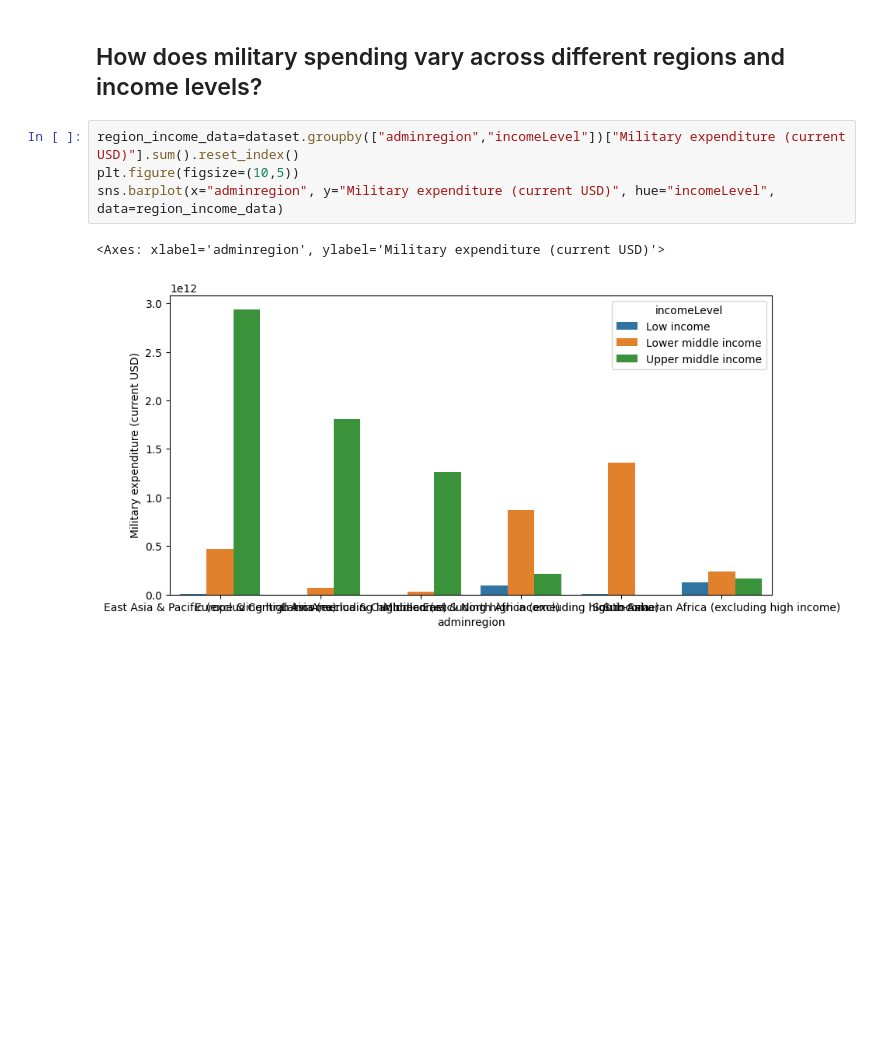
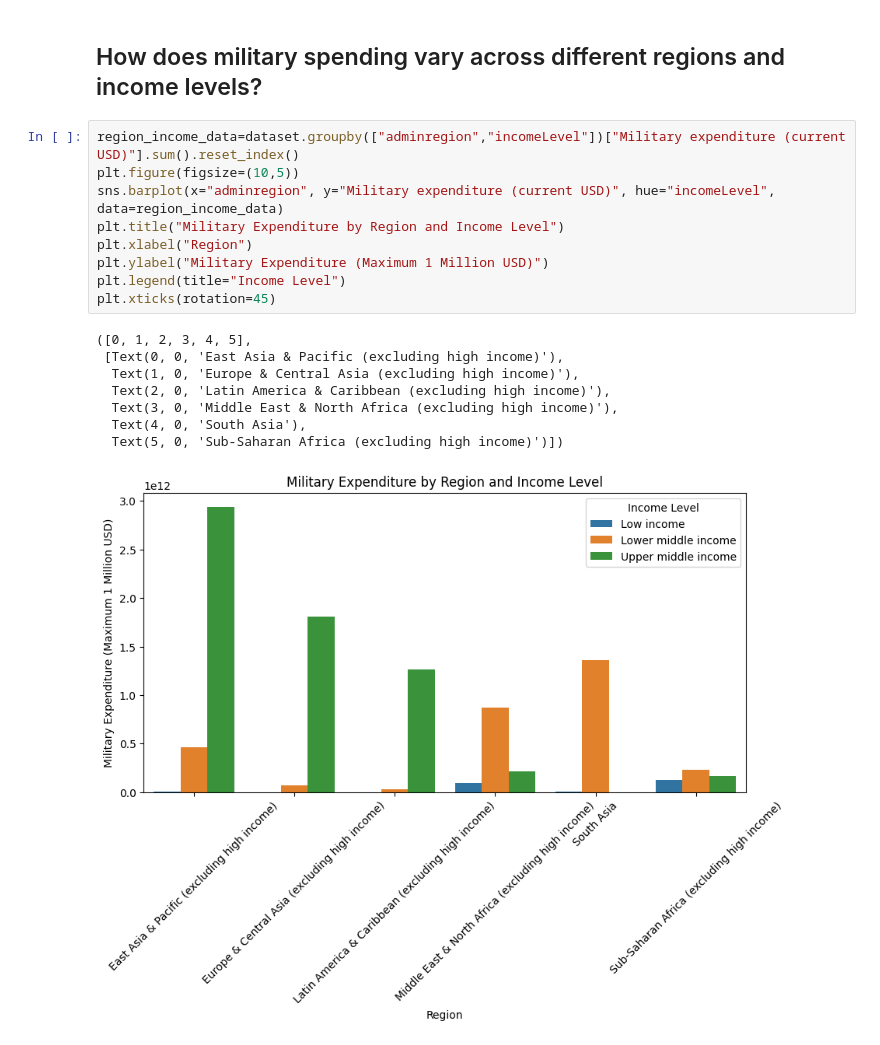
Before and after one commit to Sumit-Agnihotri/MILITARY_EXPENDITURE_ANALYSIS, a Jupyter notebook: Military Expenditure Analysis.ipynb, the cells around one changed output. Cells and saved outputs as stored; diff of their text form; blank space fills up the shorter version.

Commit message:
Military

```diff
--- a/Military Expenditure Analysis.ipynb
+++ b/Military Expenditure Analysis.ipynb
@@ -185,7 +188,18 @@ plt.show()
 # %%
 region_income_data=dataset.groupby(["adminregion","incomeLevel"])["Military expenditure (current USD)"].sum().reset_index()
 plt.figure(figsize=(10,5))
 sns.barplot(x="adminregion", y="Military expenditure (current USD)", hue="incomeLevel", data=region_income_data)
+plt.title("Military Expenditure by Region and Income Level")
+plt.xlabel("Region")
+plt.ylabel("Military Expenditure (Maximum 1 Million USD)")
+plt.legend(title="Income Level")
+plt.xticks(rotation=45)
 # %% [output]
-<Axes: xlabel='adminregion', ylabel='Military expenditure (current USD)'>
+([0, 1, 2, 3, 4, 5],
+ [Text(0, 0, 'East Asia & Pacific (excluding high income)'),
+  Text(1, 0, 'Europe & Central Asia (excluding high income)'),
+  Text(2, 0, 'Latin America & Caribbean (excluding high income)'),
+  Text(3, 0, 'Middle East & North Africa (excluding high income)'),
+  Text(4, 0, 'South Asia'),
+  Text(5, 0, 'Sub-Saharan Africa (excluding high income)')])
-[figure, old version]
+[figure, new version]
```
Also changed, not shown: parts of 1 cell of this notebook.
